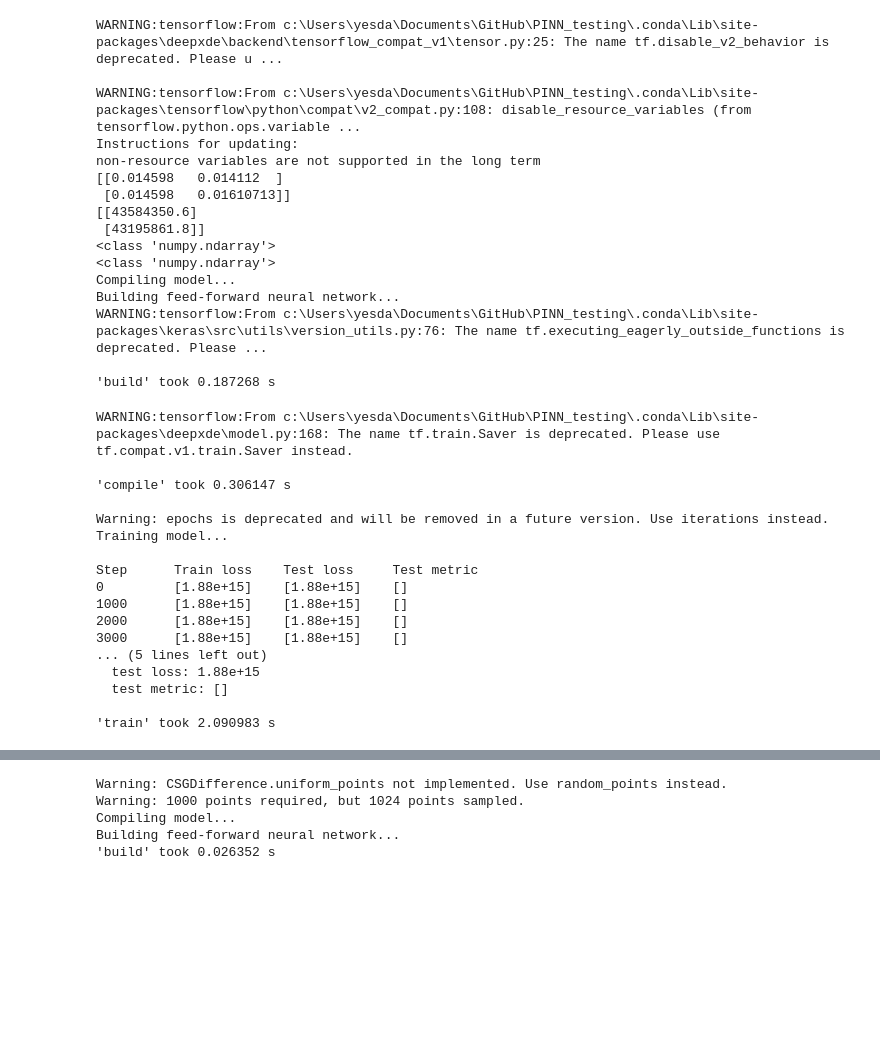
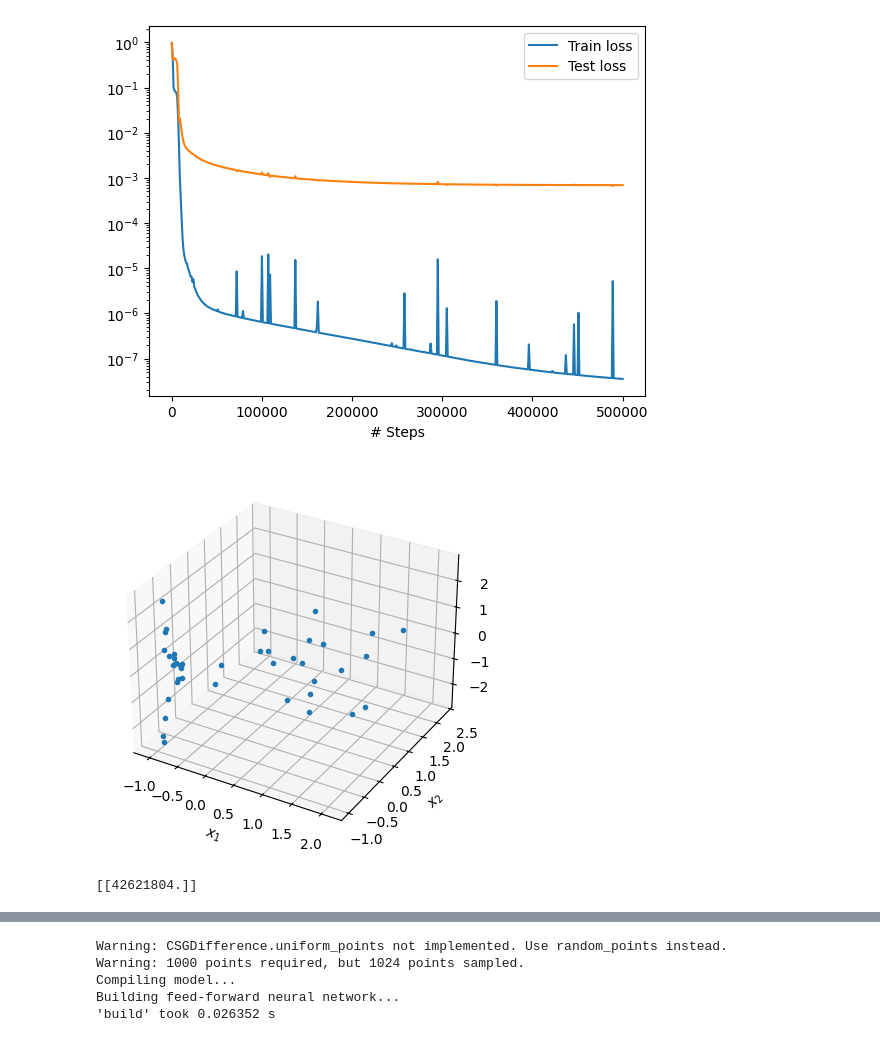
Before and after one commit to Daniel19993099/PINN_testing, a Jupyter notebook: PINN_0.2.4.ipynb, the cells around one changed output, grey strips where cells are left out. Cells and saved outputs as stored; diff of their text form; code cells hidden in the pictures; blank space fills up the shorter version.

```diff
--- a/PINN_0.2.4.ipynb
+++ b/PINN_0.2.4.ipynb
@@ -1,32 +97,8 @@
 # %%
-import numpy as np
-import deepxde as dde
-import tensorflow as tf
-R = 0.1
-L= 1
-t_last=1
-
-data_x = np.array([[0.014598, 0.014112], [0.014598, 0.016107131]])
-
-data_sigma = np.array([[43584350.6], [43195861.8]])
 
 
-X_test=np.array([[0.014598, 0.014112], [0.014598, 0.016107131]])
-y_test=np.array([[43584350.6], [43195861.8]])
-
-print(data_x)
-print(data_sigma)
-assert data_x is not None, "data_x is None!"
-assert data_sigma is not None, "data_sigma is None!"
-print(type(data_x))  # Should print <class 'numpy.ndarray'>
-print(type(data_sigma))  # Should print <class 'numpy.ndarray'>
-
-
-# Use the DataSet data object to create a data-driven task
-data = dde.data.dataset.DataSet(X_train=data_x, y_train=data_sigma, X_test=X_test, y_test=y_test)
-
 # Define the network for σ
-layer_size = [2] + [50] * 3 + [1]  # 2 inputs (x, y ) -> hidden layers -> 1 output (σ)
+layer_size = [2] + [50] * 7 + [1]  # 2 inputs (x, y ) -> hidden layers -> 1 output (σ)
 activation = "tanh"
 initializer = "Glorot uniform"
 net_sigma = dde.nn.FNN(layer_size, activation,initializer)
@@ -35,8 +107,10 @@ net_sigma = dde.nn.FNN(layer_size, activation,initializer)
 model_sigma = dde.Model(data, net_sigma)
 
 # Compile the model with data
-model_sigma.compile("adam", lr=1e-3)
+model_sigma.compile("adam", lr=1e-5)
 
 # Train the model
-losshistory, train_state = model_sigma.train(epochs=5000)
+losshistory, train_state = model_sigma.train(epochs=500000)
+
+dde.saveplot(losshistory, train_state, issave=True, isplot=True)
 # %% [output]
@@ -47,33 +137,13 @@ paddle supports more examples now and is recommended.
-WARNING:tensorflow:From c:\Users\yesda\Documents\GitHub\PINN_testing\.conda\Lib\site-packages\deepxde\backend\tensorflow_compat_v1\tensor.py:25: The name tf.disable_v2_behavior is deprecated. Please u ...
-
-WARNING:tensorflow:From c:\Users\yesda\Documents\GitHub\PINN_testing\.conda\Lib\site-packages\tensorflow\python\compat\v2_compat.py:108: disable_resource_variables (from tensorflow.python.ops.variable ...
-Instructions for updating:
-non-resource variables are not supported in the long term
-[[0.014598   0.014112  ]
- [0.014598   0.01610713]]
-[[43584350.6]
- [43195861.8]]
-<class 'numpy.ndarray'>
-<class 'numpy.ndarray'>
-Compiling model...
-Building feed-forward neural network...
-WARNING:tensorflow:From c:\Users\yesda\Documents\GitHub\PINN_testing\.conda\Lib\site-packages\keras\src\utils\version_utils.py:76: The name tf.executing_eagerly_outside_functions is deprecated. Please ...
-
-'build' took 0.187268 s
-WARNING:tensorflow:From c:\Users\yesda\Documents\GitHub\PINN_testing\.conda\Lib\site-packages\deepxde\model.py:168: The name tf.train.Saver is deprecated. Please use tf.compat.v1.train.Saver instead.
-
-'compile' took 0.306147 s
-
-Warning: epochs is deprecated and will be removed in a future version. Use iterations instead.
-Training model...
-
-Step      Train loss    Test loss     Test metric
-0         [1.88e+15]    [1.88e+15]    []
-1000      [1.88e+15]    [1.88e+15]    []
-2000      [1.88e+15]    [1.88e+15]    []
-3000      [1.88e+15]    [1.88e+15]    []
-... (5 lines left out)
-  test loss: 1.88e+15
-  test metric: []
-
-'train' took 2.090983 s
+[figure, added]
+[figure, added]
+# %%
+Vdata=np.array([[0.008341715,0.030073043]])
+Vdata=scaler_x.transform(Vdata)
+verify=model_sigma.predict(Vdata)
+# Convert predictions back to original scale
+predictions_original_scale = scaler_s.inverse_transform(verify)
+
+# Print the predictions in the original scale
+print(predictions_original_scale)
+# %% [output]
+[[42621804.]]
```
Also changed, not shown: parts of 5 cells of this notebook, 4 other files.
